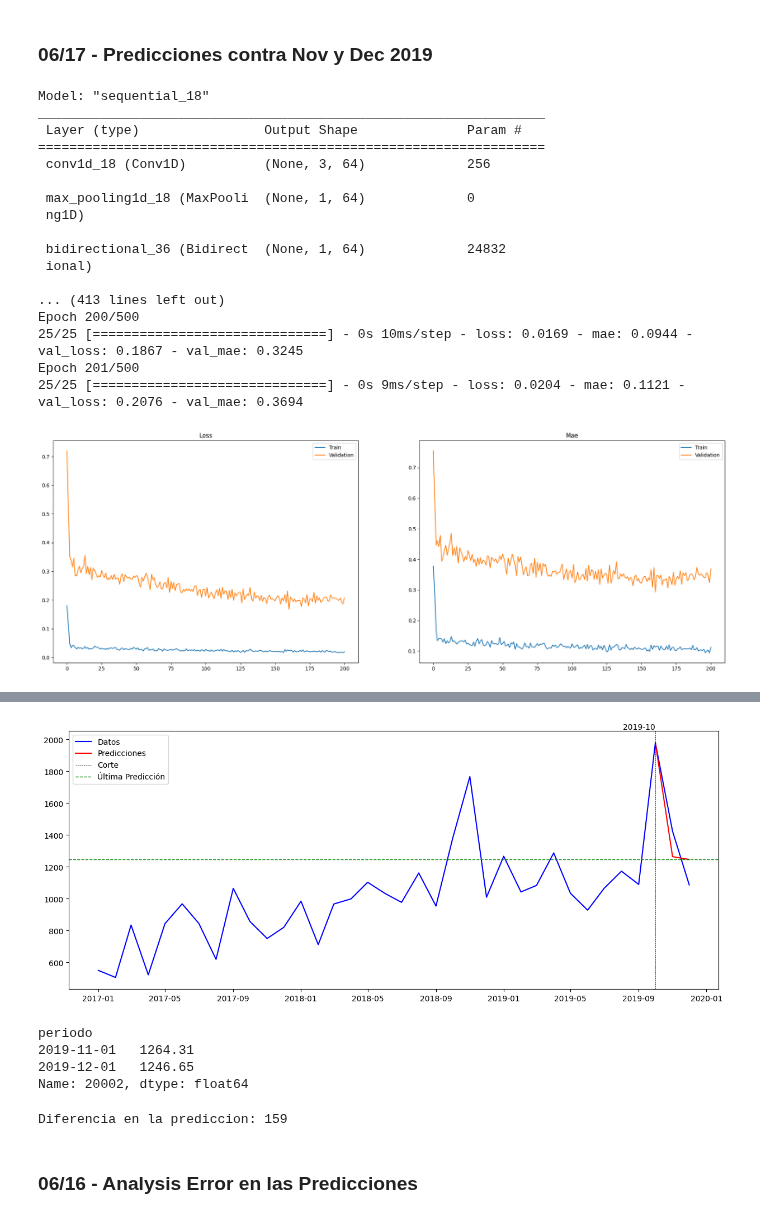
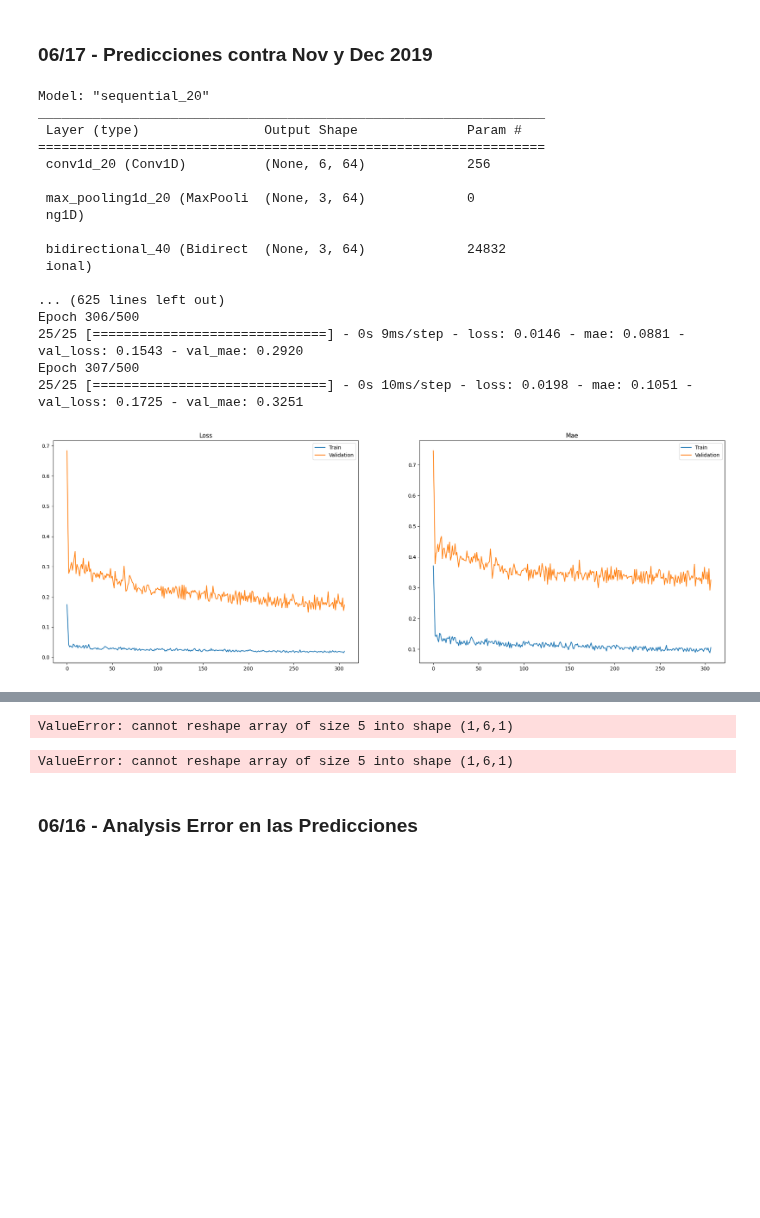
Before and after one commit to AndresMontesDeOca/Laboratorio3, a Jupyter notebook: Kaggle.ipynb, the cells around one changed output, grey strips where cells are left out. Cells and saved outputs as stored; diff of their text form; code cells hidden in the pictures; blank space fills up the shorter version.

```diff
--- a/Kaggle.ipynb
+++ b/Kaggle.ipynb
@@ -996,41 +989,41 @@ epochs = 500
 n_features = data_train.shape[1]
 
 
 # Jugamos con esto aca, para ver el tema de la validacion en el entrenamiento
-window_size = 3
+window_size = 6
 batch_size = 1
 
 
 callbacks = MyCallbacks(patience)
 model = MyModel(loss, optimizer, window_size, horizon, n_features)
 
 history = model.fit(
     data_train_windowed,
     validation_data = data_valid_windowed,
     callbacks = callbacks,
     verbose=1,
     epochs=epochs)
 
 plot_history(history)
 
 predictions = generate_predictions_2(model, data_valid_norm, norm_params)
 plot_predictions_dec2019(data_product, predictions)
 # %% [output]
-Model: "sequential_18"
+Model: "sequential_20"
 _________________________________________________________________
  Layer (type)                Output Shape              Param #
 =================================================================
- conv1d_18 (Conv1D)          (None, 3, 64)             256
+ conv1d_20 (Conv1D)          (None, 6, 64)             256
 
- max_pooling1d_18 (MaxPooli  (None, 1, 64)             0
+ max_pooling1d_20 (MaxPooli  (None, 3, 64)             0
  ng1D)
 
- bidirectional_36 (Bidirect  (None, 1, 64)             24832
+ bidirectional_40 (Bidirect  (None, 3, 64)             24832
  ional)
 
-... (413 lines left out)
-Epoch 200/500
-25/25 [==============================] - 0s 10ms/step - loss: 0.0169 - mae: 0.0944 - val_loss: 0.1867 - val_mae: 0.3245
-Epoch 201/500
-25/25 [==============================] - 0s 9ms/step - loss: 0.0204 - mae: 0.1121 - val_loss: 0.2076 - val_mae: 0.3694
+... (625 lines left out)
+Epoch 306/500
+25/25 [==============================] - 0s 9ms/step - loss: 0.0146 - mae: 0.0881 - val_loss: 0.1543 - val_mae: 0.2920
+Epoch 307/500
+25/25 [==============================] - 0s 10ms/step - loss: 0.0198 - mae: 0.1051 - val_loss: 0.1725 - val_mae: 0.3251
-[figure, old version]
+[figure, new version]
@@ -1038,9 +1031,48 @@ Epoch 201/500
-[figure, removed]
-periodo
-2019-11-01   1264.31
-2019-12-01   1246.65
-Name: 20002, dtype: float64
-Diferencia en la prediccion: 159
+# %%
+##########################################################################
+# # Este va a reemplazar al otro
+def generate_predictions_2(model_trained, data_valid_norm, data_norm_params):
+  data_norm_array = data_valid_norm.values
+  column_names = data_valid_norm.columns
+  # input_data = data_norm_array[-window_size:].reshape((1, window_size, n_features))
+  # pred = model_trained.predict(input_data)
+  # pred = pred.reshape((1, horizon, n_features))
+  # pred_df = pd.DataFrame(pred[0], columns=column_names)
+  # pred_df.index = pd.date_range(start=data_valid_norm.index[-1] + pd.DateOffset(months=1), periods=horizon, freq='MS')
+
+  # # Generamos la salida de la primer prediccion, Enero 2020 (Mes +1 del ultimo mes en data_validation_norm)
+  # pred_plus1 = pred_df.iloc[0]
+  # pred_plus1_denorm = denormalize_data(pred_plus1, data_norm_params, normalization=normalization)
+  # pred_plus1_denorm = pd.Series(pred_plus1_denorm, name=str(column_names.values[0]))
+  # pred_plus1_df = pd.DataFrame(pred_plus1_denorm)
+  # pred_plus1_df['periodo'] = pd.to_datetime(pred_df.iloc[0].name)
+  # pred_plus1_df.set_index('periodo', inplace=True)
+
+  # # Generamos la salida de la segunda prediccion, Febrero 2020 (Mes +2 del ultimo mes en data_validation_norm)
+  # pred_plus2 = pred_df.iloc[1]
+  # pred_plus2_denorm = denormalize_data(pred_plus2, data_norm_params, normalization=normalization)
+  # pred_plus2_denorm = pd.Series(pred_plus2_denorm, name=str(column_names.values[0]))
+  # pred_plus2_df = pd.DataFrame(pred_plus2_denorm)
+  # pred_plus2_df['periodo'] = pd.to_datetime(pred_df.iloc[1].name)
+  # pred_plus2_df.set_index('periodo', inplace=True)
+
+  # # Concateno las dos predicciones
+  # pred_final_df = pd.concat([pred_plus1_df,pred_plus2_df])
+
+  # # En lugar de DF, devuelvo una serie, para que matchee con el input
+  # pred_final_serie = pred_final_df.squeeze()
+
+  # return pred_final_serie
+  display(data_norm_array[-window_size:].reshape((1, window_size, n_features)))
+
+generate_predictions_2(model, data_valid_norm, norm_params)
+# %% [output]
+ValueError: cannot reshape array of size 5 into shape (1,6,1)
+# %%
+predictions = generate_predictions_2(model, data_valid_norm, norm_params)
+# plot_predictions_dec2019(data_product, predictions)
+# %% [output]
+ValueError: cannot reshape array of size 5 into shape (1,6,1)
 # %% [markdown]
 ### 06/16 - Analysis Error en las Predicciones
 # %%
```
Also changed, not shown: parts of 2 cells of this notebook.
